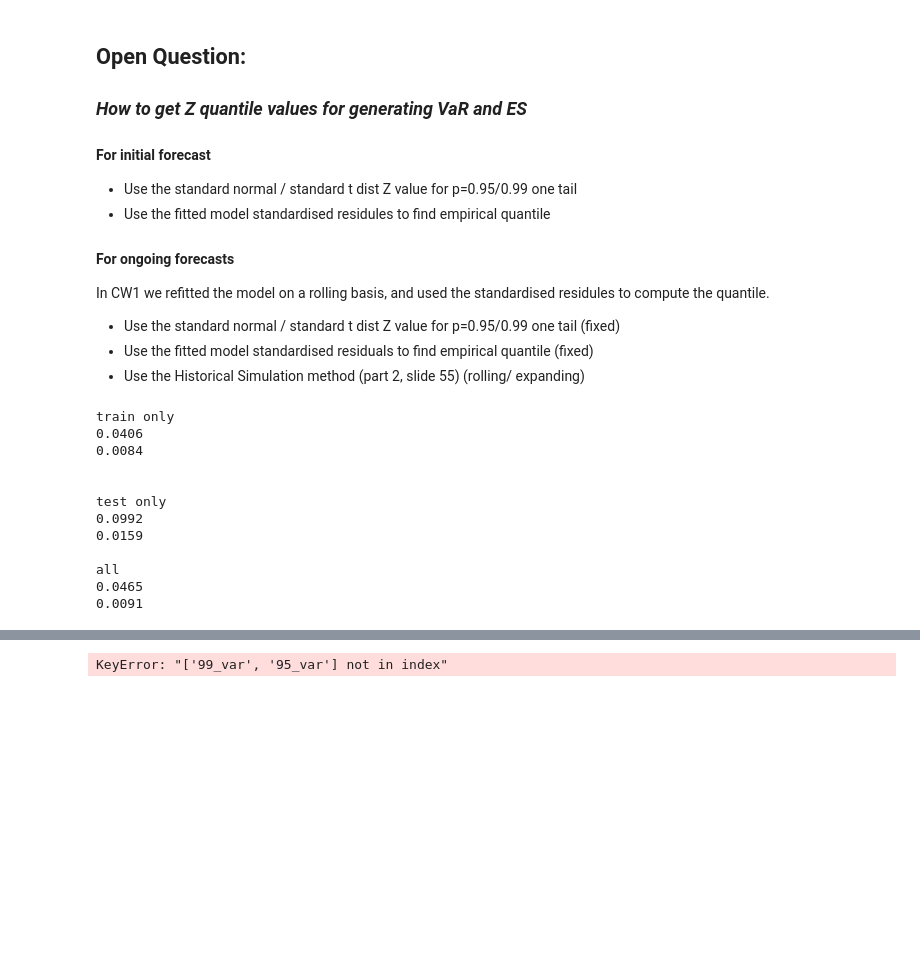
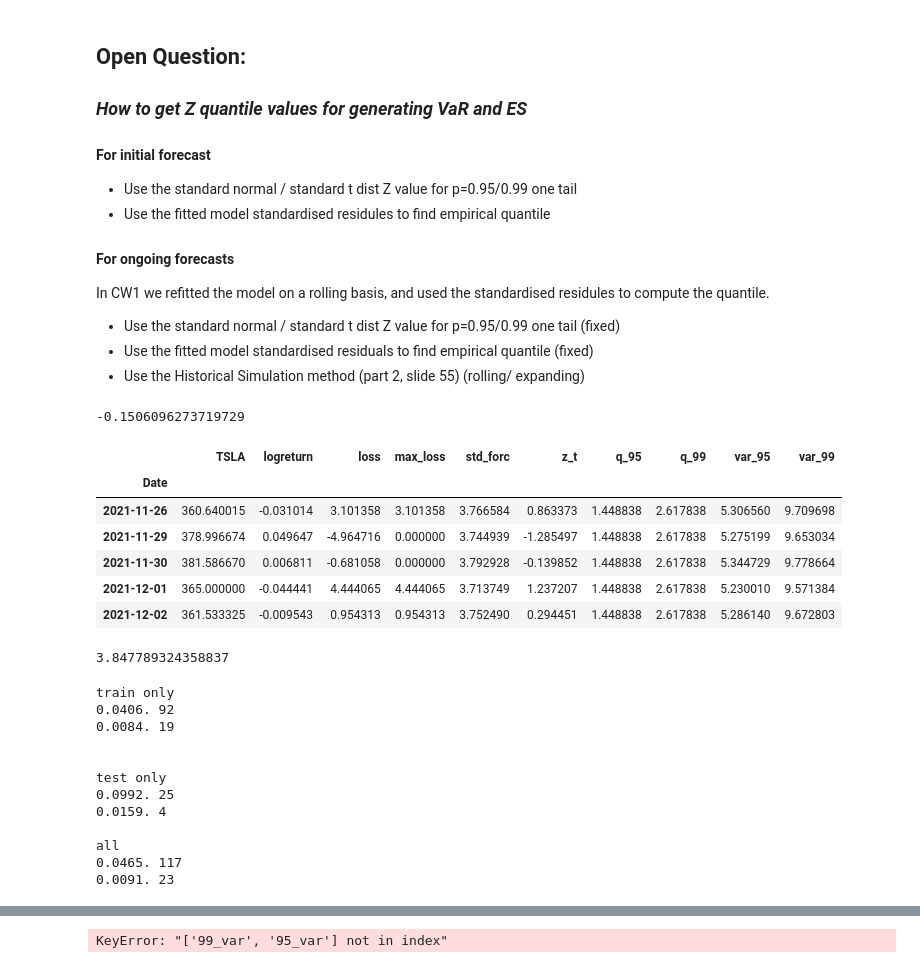
Before and after one commit to georgec123/qrm2, a Jupyter notebook: q2/q2.ipynb, the cells around one changed output, grey strips where cells are left out. Cells and saved outputs as stored; diff of their text form; code cells hidden in the pictures; blank space fills up the shorter version.

```diff
--- a/q2/q2.ipynb
+++ b/q2/q2.ipynb
@@ -169,6 +169,10 @@ In CW1 we refitted the model on a rolling basis, and used the standardised resid
 - Use the standard normal / standard t dist Z value for p=0.95/0.99 one tail (fixed)
 - Use the fitted model standardised residuals to find empirical quantile (fixed)
 - Use the Historical Simulation method (part 2, slide 55) (rolling/ expanding)
+# %%
+mu
+# %% [output]
+-0.1506096273719729
 # %%
 
 z_95 = np.quantile(model_fit_norm.std_resid, 0.95)
@@ -190,34 +194,56 @@ df['q_99'] = df['z_t'].rolling(500).apply(lambda x: np.quantile(x,0.99)).shift(1
 
 df['var_95'] = mu+df['q_95']*df['std_forc']
 df['var_99'] = mu+df['q_99']*df['std_forc']
+# %%
+df[~train_mask].head()
+# %% [output]
+|  | TSLA | logreturn | loss | max_loss | std_forc | z_t | q_95 | q_99 | var_95 | var_99 |
+| Date |  |  |  |  |  |  |  |  |  |  |
+| 2021-11-26 | 360.640015 | -0.031014 | 3.101358 | 3.101358 | 3.766584 | 0.863373 | 1.448838 | 2.617838 | 5.306560 | 9.709698 |
+| 2021-11-29 | 378.996674 | 0.049647 | -4.964716 | 0.000000 | 3.744939 | -1.285497 | 1.448838 | 2.617838 | 5.275199 | 9.653034 |
+| 2021-11-30 | 381.586670 | 0.006811 | -0.681058 | 0.000000 | 3.792928 | -0.139852 | 1.448838 | 2.617838 | 5.344729 | 9.778664 |
+| 2021-12-01 | 365.000000 | -0.044441 | 4.444065 | 4.444065 | 3.713749 | 1.237207 | 1.448838 | 2.617838 | 5.230010 | 9.571384 |
+| 2021-12-02 | 361.533325 | -0.009543 | 0.954313 | 0.954313 | 3.752490 | 0.294451 | 1.448838 | 2.617838 | 5.286140 | 9.672803 |
+# %%
+df['2021-11-24':].iloc[0, 4]
+# %% [output]
+3.847789324358837
 # %%
 
 print('train only')
-print(f"{(df[train_mask]['loss']>df[train_mask]['var_95']).mean():.4f}")
-print(f"{(df[train_mask]['loss']>df[train_mask]['var_99']).mean():.4f}")
+a = df[train_mask]['loss']>df[train_mask]['var_95']
+b = (df[train_mask]['loss']>df[train_mask]['var_99'])
+print(f"{a.mean():.4f}. {a.sum()}")
+print(f"{b.mean():.4f}. {b.sum()}")
+
 
 
 print('\n\ntest only')
-print(f"{(df[~train_mask]['loss']>df[~train_mask]['var_95']).mean():.4f}")
-print(f"{(df[~train_mask]['loss']>df[~train_mask]['var_99']).mean():.4f}")
+a = df[~train_mask]['loss']>df[~train_mask]['var_95']
+b = (df[~train_mask]['loss']>df[~train_mask]['var_99'])
+print(f"{a.mean():.4f}. {a.sum()}")
+print(f"{b.mean():.4f}. {b.sum()}")
+
 
 print('\nall')
-print(f"{(df['loss']>df['var_95']).mean():.4f}")
-print(f"{(df['loss']>df['var_99']).mean():.4f}")
+a = df['loss']>df['var_95']
+b = (df['loss']>df['var_99'])
+print(f"{a.mean():.4f}. {a.sum()}")
+print(f"{b.mean():.4f}. {b.sum()}")
 
 
 # 99 var quite accurate
 # 95 var not good, 2x num of expected breaches
 # %% [output]
 train only
-0.0406
-0.0084
+0.0406. 92
+0.0084. 19
 
 
 test only
-0.0992
-0.0159
+0.0992. 25
+0.0159. 4
 
 all
-0.0465
-0.0091
+0.0465. 117
+0.0091. 23
```
Also changed, not shown: parts of 2 cells of this notebook.
